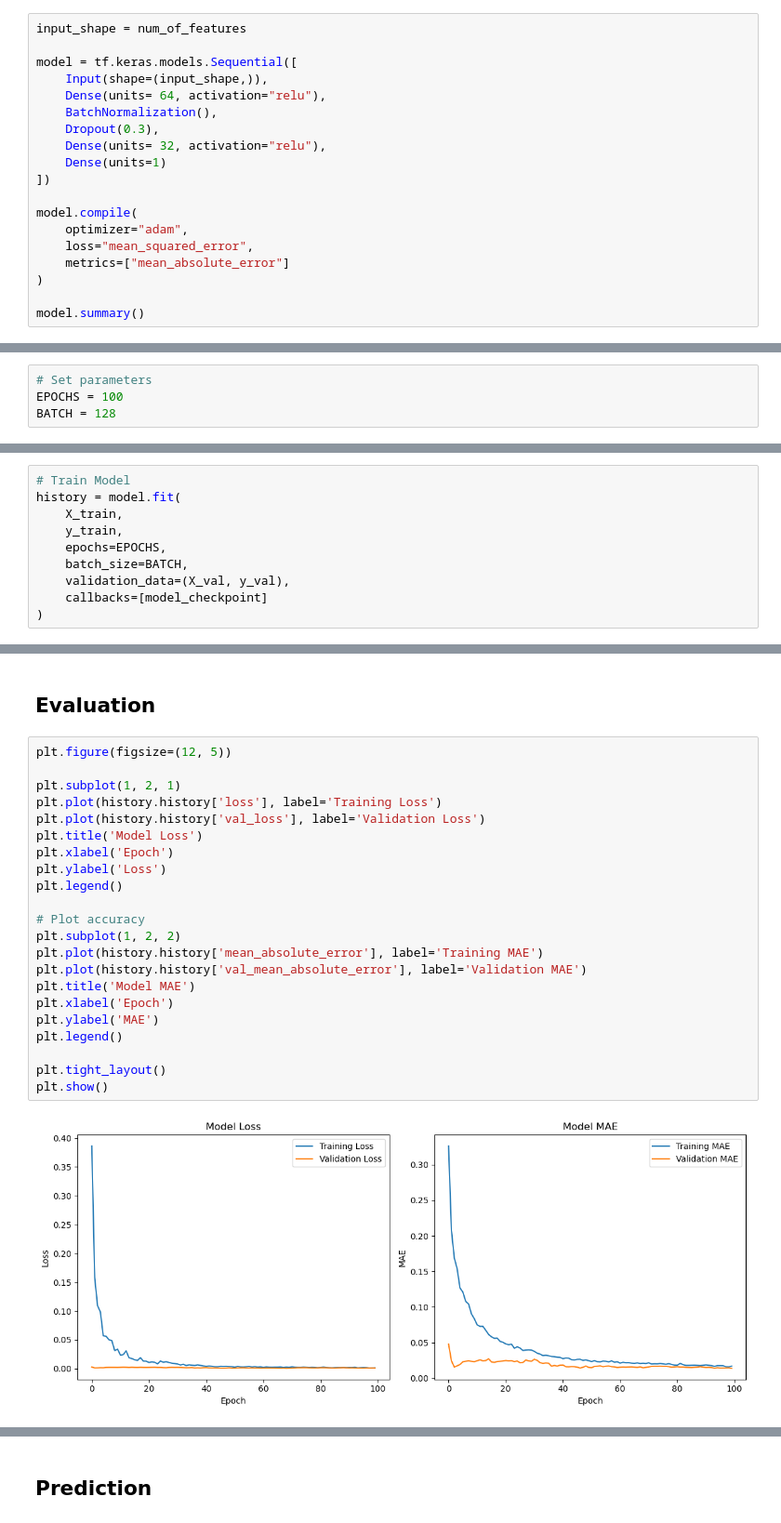
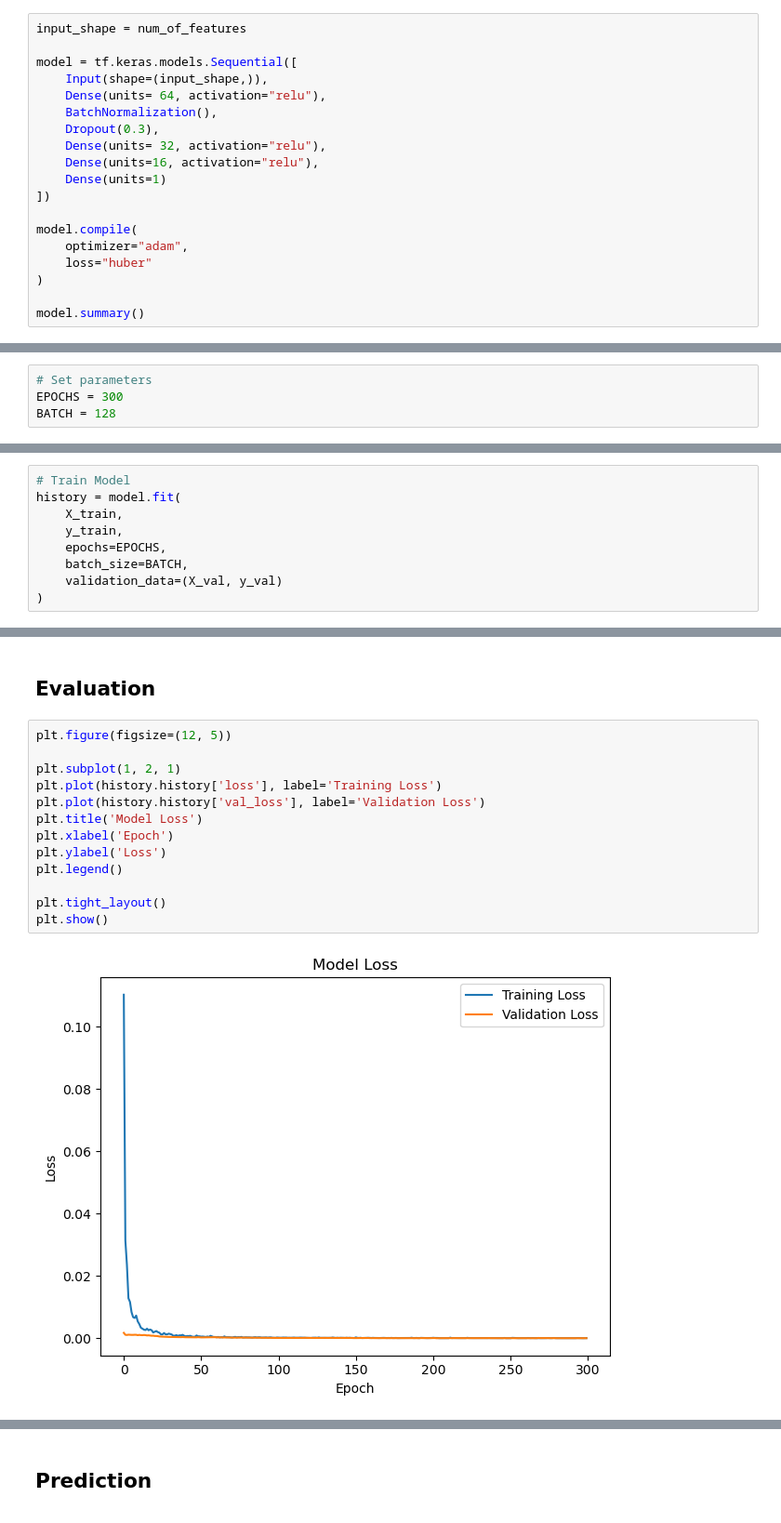
Before and after one commit to Sulbae/OlahGizi-Project, a Jupyter notebook: Nutrition Prediction Model/notebook.ipynb, the cells around one changed output, grey strips where cells are left out. Shown at 93% size. Saved outputs shown, nothing was run; the diff lists cells and outputs as text.

Commit message:
model prediction

```diff
--- a/Nutrition Prediction Model/notebook.ipynb
+++ b/Nutrition Prediction Model/notebook.ipynb
@@ -725,13 +721,13 @@ model = tf.keras.models.Sequential([
     BatchNormalization(),
     Dropout(0.3),
     Dense(units= 32, activation="relu"),
+    Dense(units=16, activation="relu"),
     Dense(units=1)
 ])
 
 model.compile(
     optimizer="adam",
-    loss="mean_squared_error",
-    metrics=["mean_absolute_error"]
+    loss="huber"
 )
 
 model.summary()
@@ -760,5 +753,5 @@ _________________________________________________________________
 ## Training
 # %%
 # Set parameters
-EPOCHS = 100
+EPOCHS = 300
 BATCH = 128
@@ -789,7 +762,6 @@ history = model.fit(
     y_train,
     epochs=EPOCHS,
     batch_size=BATCH,
-    validation_data=(X_val, y_val),
-    callbacks=[model_checkpoint]
+    validation_data=(X_val, y_val)
 )
 # %% [output]
@@ -815,24 +787,15 @@ Epoch 100/100
 # %%
 plt.figure(figsize=(12, 5))
 
 plt.subplot(1, 2, 1)
 plt.plot(history.history['loss'], label='Training Loss')
 plt.plot(history.history['val_loss'], label='Validation Loss')
 plt.title('Model Loss')
 plt.xlabel('Epoch')
 plt.ylabel('Loss')
 plt.legend()
 
-# Plot accuracy
-plt.subplot(1, 2, 2)
-plt.plot(history.history['mean_absolute_error'], label='Training MAE')
-plt.plot(history.history['val_mean_absolute_error'], label='Validation MAE')
-plt.title('Model MAE')
-plt.xlabel('Epoch')
-plt.ylabel('MAE')
-plt.legend()
-
 plt.tight_layout()
 plt.show()
 # %% [output]
-[figure, old version]
+[figure, new version]
```
Also changed, not shown: parts of 18 cells of this notebook.
